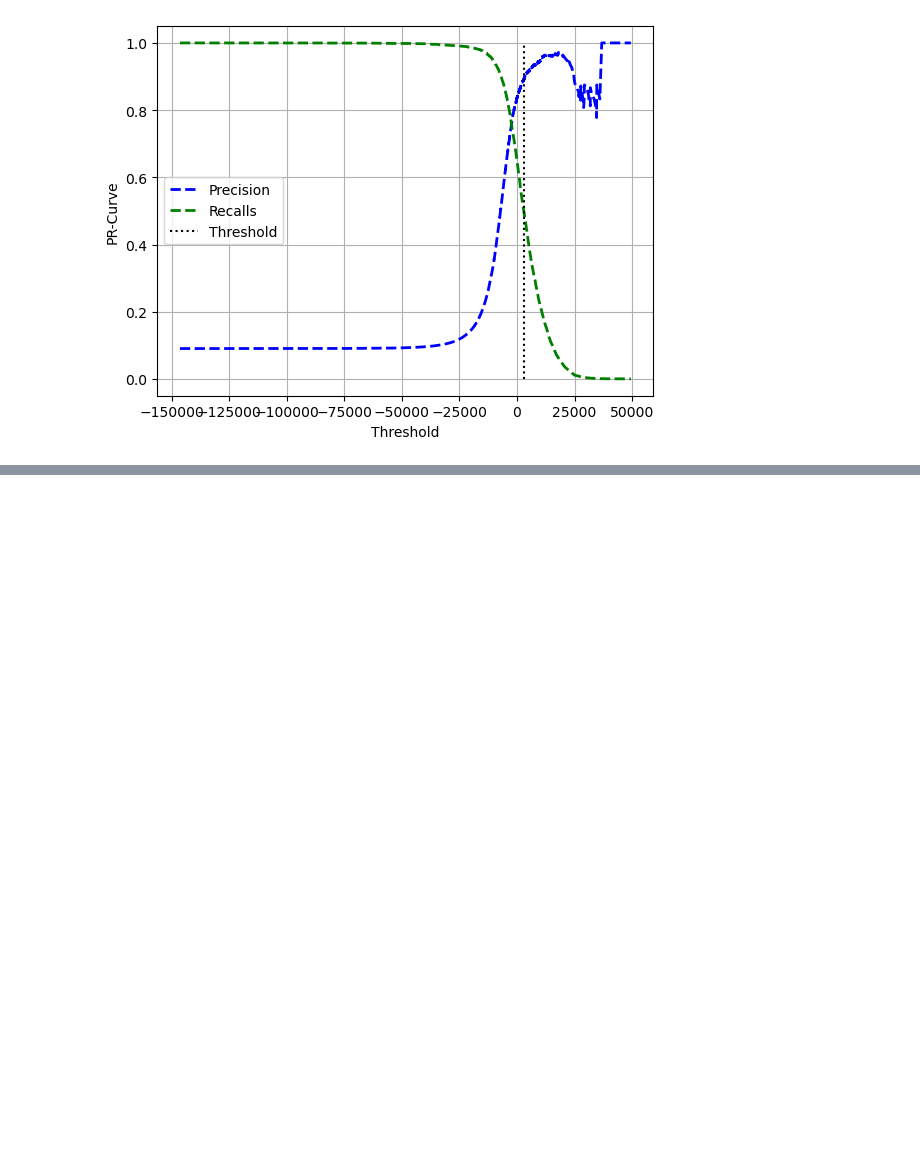
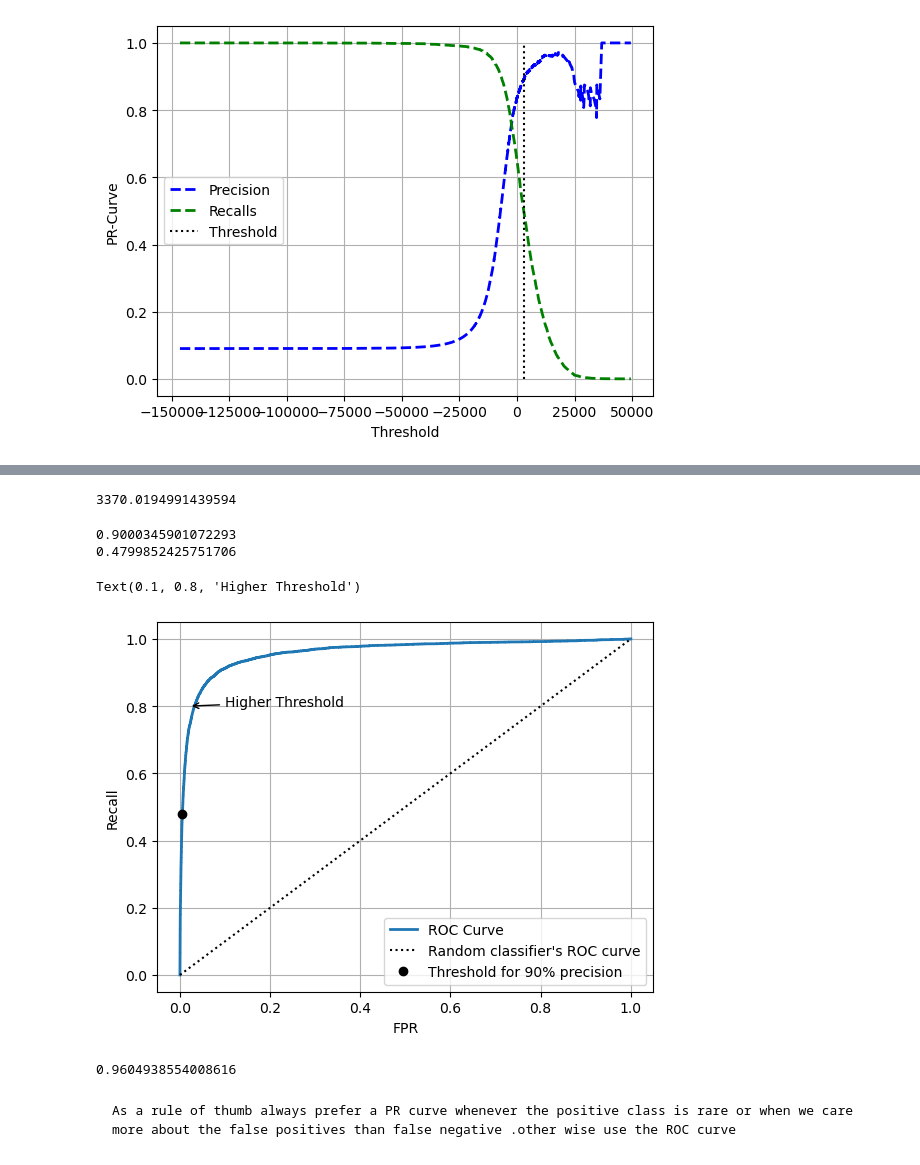
Before and after one commit to anshuman-upadhyay/DataSciences_AIML, a Jupyter notebook: ML/chapter3/mnist.ipynb, the cells around one changed output, grey strips where cells are left out. Cells and saved outputs as stored; diff of their text form; code cells hidden in the pictures; blank space fills up the shorter version.

```diff
--- a/ML/chapter3/mnist.ipynb
+++ b/ML/chapter3/mnist.ipynb
@@ -193,0 +196,58 @@ plt.legend()
+# %%
+#As shown by the graph the precision drops very steeply after 60% of recall
+#So to get the exact point where atleast precision =90% for the threshold
+
+idx_for_90_precision= (pre >= 0.90) .argmax() #gives the first index of maximum value (where the condition becomes true for the first time )
+threshold_for_90_precsion= thresholds[idx_for_90_precision]
+threshold_for_90_precsion # first index at precision >90%
+# %% [output]
+3370.0194991439594
+# %%
+#to make prediction based on this precsion we use
+y_train_pred_90= (y_scores>= threshold_for_90_precsion)
+print(precision_score(y_train_5,y_train_pred_90))
+#this shows that any amount of precision can be achieved just by changing the threshold but this costs us the recall
+recall_at_90_precision= recall_score(y_train_5,y_train_pred_90)
+print(recall_at_90_precision)
+#A recall value of 48 is not optimal
+# %% [output]
+0.9000345901072293
+0.4799852425751706
+# %%
+#The ROC curve
+#Reciever operating characteristic is a tool used with binary classifiers simislar to precision/recall curve
+#This one plots Recall(aka True positive rate ) against Fallout(False positive rate : The ration of negative instances that are incorrectly classified as positives )
+# Specificity or TNR(True Negative Rate) which is the ration of negative instances that are  correctly classified as negative
+#Here ROC plots sensitivity(recall) vs 1-specificity
+from sklearn.metrics import roc_curve
+fpr,tpr,thresholds= roc_curve(y_train_5,y_scores) #To compute this graph we first need to calc the TPR and FPR for various threshold values
+# %%
+#ploting tpr and Fpr using matplot lib
+idx_for_threshold_at_90= (thresholds <= threshold_for_90_precsion).argmax()
+tpr_90, fpr_90 = tpr[idx_for_threshold_at_90],fpr[idx_for_threshold_at_90]
+
+plt.plot(fpr,tpr,linewidth=2,label= "ROC Curve")
+plt.plot([0,1],[0,1],"k:",label="Random classifier's ROC curve")
+plt.plot([fpr_90],[tpr_90],"ko",label="Threshold for 90% precision")
+plt.grid(True)
+plt.ylabel("Recall")
+plt.xlabel("FPR")
+plt.legend()
+plt.annotate("Higher Threshold",xy=(0.02,0.8),xytext=(0.1,0.8),arrowprops=dict(arrowstyle="->"))
+# %% [output]
+Text(0.1, 0.8, 'Higher Threshold')
+[figure, added]
+# %%
+#once again there is a tradeoff : Higher the TPR(recall) greater the FPR
+# The dotted line represents the ROC of a purely random classifier :  a good classifier stays as far away as possible towards a the top left corner
+# One way to compare classifiers is to measure area under the curve(AUC) : A perfect classifier will have ROC AUC = 1
+# where as a purely random classifier will have ROC AUC =0.5
+
+from sklearn.metrics import roc_auc_score
+roc_auc_score(y_train_5,y_scores)
+# %% [output]
+0.9604938554008616
+# %% [markdown]
+
+
+    As a rule of thumb always prefer a PR curve whenever the positive class is rare or when we care more about the false positives than false negative .other wise use the ROC curve
```
Also changed, not shown: parts of 1 cell of this notebook.
